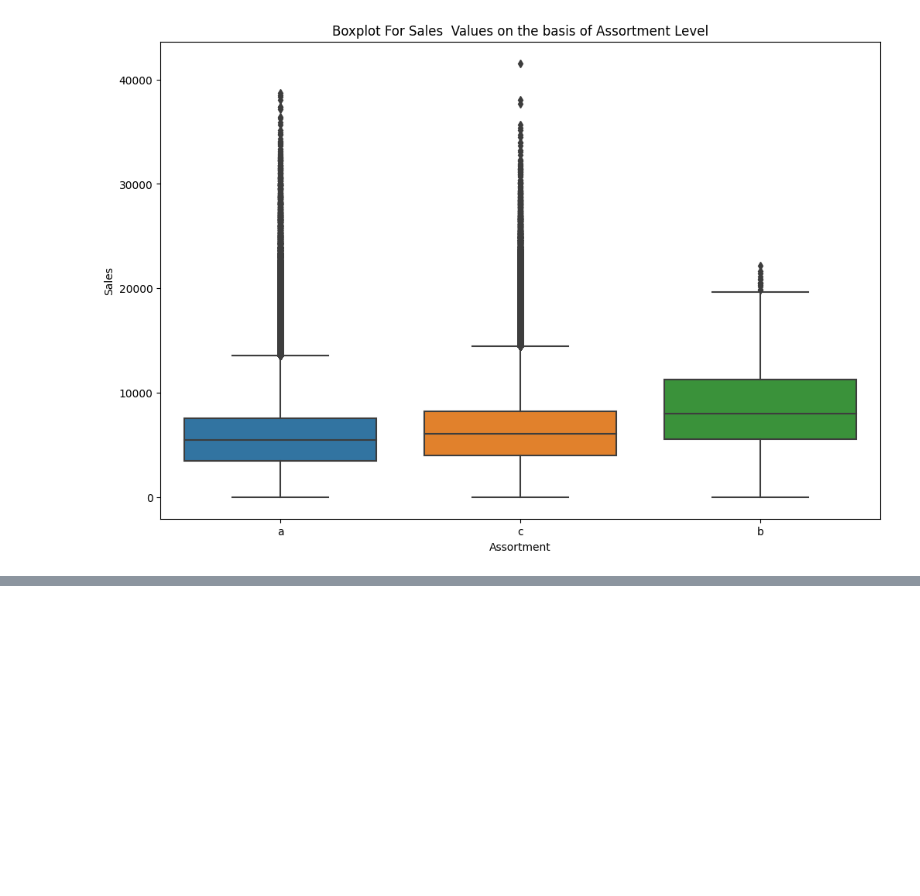
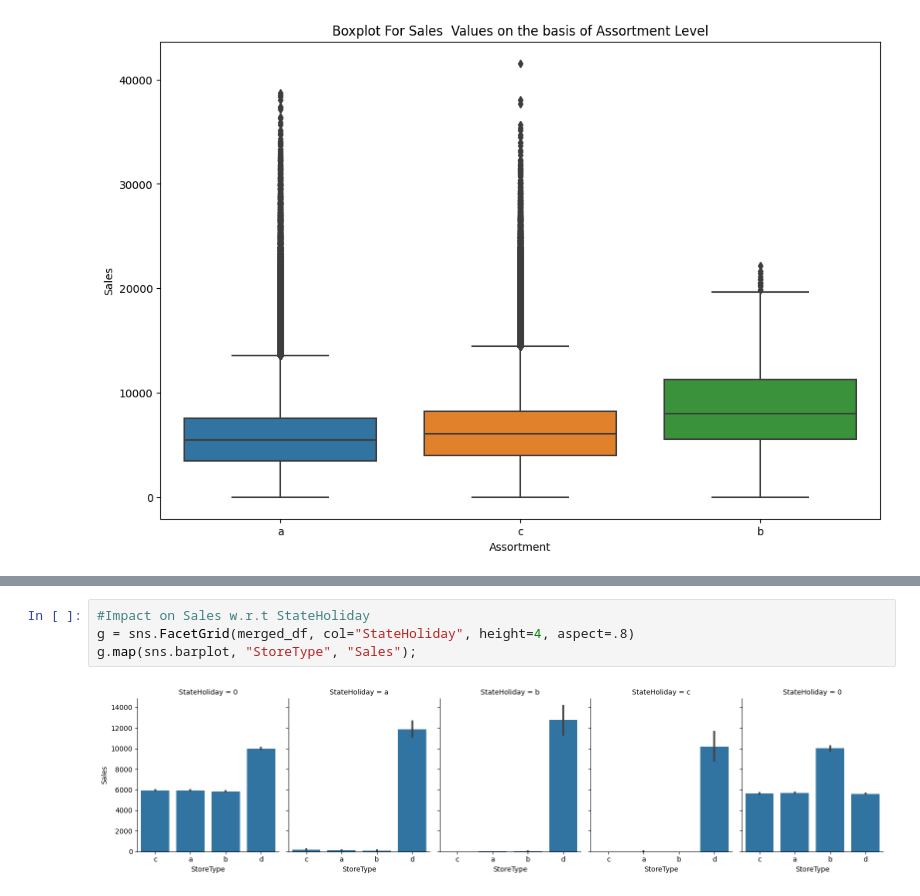
Before and after one commit to Koti-RK/Retail-Sales-Prediction, a Jupyter notebook: Retail_sales_prediction.ipynb, the cells around one changed output, grey strips where cells are left out. Saved outputs shown, nothing was run; the diff lists cells and outputs as text; blank space fills up the shorter version.

```diff
--- a/Retail_sales_prediction.ipynb
+++ b/Retail_sales_prediction.ipynb
@@ -417,0 +433,6 @@ Text(0.5, 1.0, 'Boxplot For Sales  Values on the basis of Assortment Level')
+# %%
+#Impact on Sales w.r.t StateHoliday
+g = sns.FacetGrid(merged_df, col="StateHoliday", height=4, aspect=.8)
+g.map(sns.barplot, "StoreType", "Sales");
+# %% [output]
+[figure, added]
```
Also changed, not shown: parts of 36 cells of this notebook.
